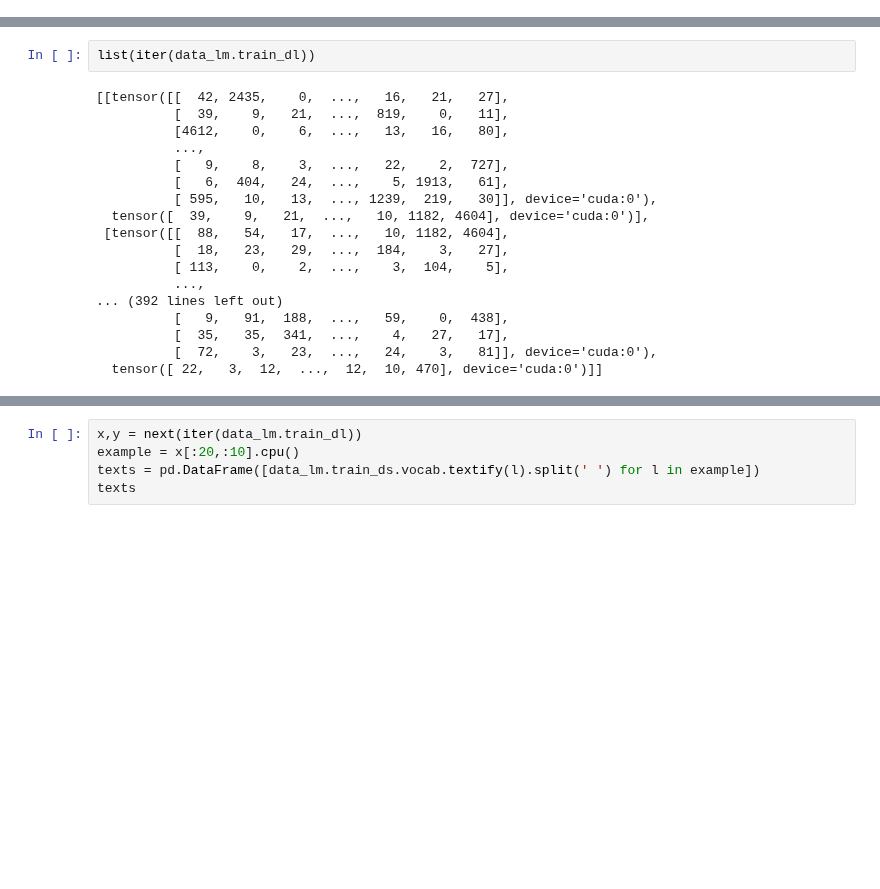
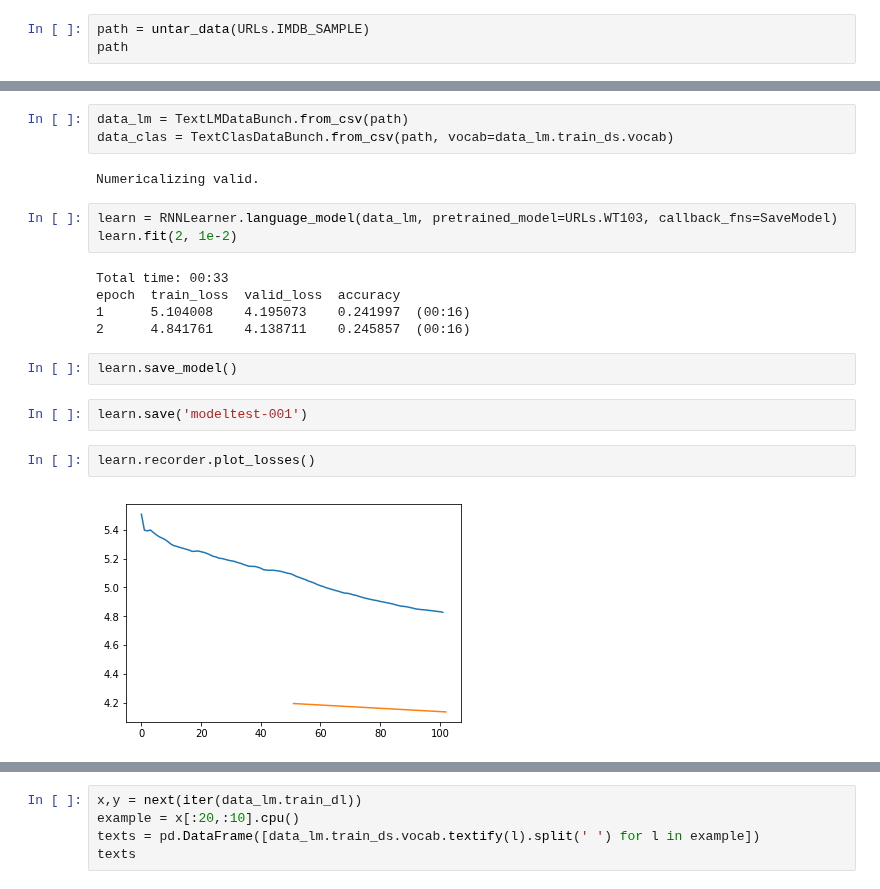
Before and after one commit to jrosenfeld13/capstone-deep-lyrics, a Jupyter notebook: notebooks/fastai-lm-toy-example.ipynb, the cells around one changed output, grey strips where cells are left out. Saved outputs shown, nothing was run; the diff lists cells and outputs as text; blank space fills up the shorter version.

Commit message:
update ulmfit and add validation callbacks

```diff
--- a/notebooks/archive/fastai-lm-toy-example.ipynb
+++ b/notebooks/fastai-lm-toy-example.ipynb
@@ -6,0 +4,3 @@ from fastai.text import *
+# %%
+path = untar_data(URLs.IMDB_SAMPLE)
+path
@@ -25,20 +24,21 @@ data_lm = text_data_from_csv(Path(IMDB_PATH), data_func=lm_data)
-# %%
-list(iter(data_lm.train_dl))
-# %% [output]
-[[tensor([[  42, 2435,    0,  ...,   16,   21,   27],
-          [  39,    9,   21,  ...,  819,    0,   11],
-          [4612,    0,    6,  ...,   13,   16,   80],
-          ...,
-          [   9,    8,    3,  ...,   22,    2,  727],
-          [   6,  404,   24,  ...,    5, 1913,   61],
-          [ 595,   10,   13,  ..., 1239,  219,   30]], device='cuda:0'),
-  tensor([  39,    9,   21,  ...,   10, 1182, 4604], device='cuda:0')],
- [tensor([[  88,   54,   17,  ...,   10, 1182, 4604],
-          [  18,   23,   29,  ...,  184,    3,   27],
-          [ 113,    0,    2,  ...,    3,  104,    5],
-          ...,
-... (392 lines left out)
-          [   9,   91,  188,  ...,   59,    0,  438],
-          [  35,   35,  341,  ...,    4,   27,   17],
-          [  72,    3,   23,  ...,   24,    3,   81]], device='cuda:0'),
-  tensor([ 22,   3,  12,  ...,  12,  10, 470], device='cuda:0')]]
+# %%
+data_lm = TextLMDataBunch.from_csv(path)
+data_clas = TextClasDataBunch.from_csv(path, vocab=data_lm.train_ds.vocab)
+# %% [output]
+Numericalizing valid.
+# %%
+learn = RNNLearner.language_model(data_lm, pretrained_model=URLs.WT103, callback_fns=SaveModel)
+learn.fit(2, 1e-2)
+# %% [output]
+Total time: 00:33
+epoch  train_loss  valid_loss  accuracy
+1      5.104008    4.195073    0.241997  (00:16)
+2      4.841761    4.138711    0.245857  (00:16)
+# %%
+learn.save_model()
+# %%
+learn.save('modeltest-001')
+# %%
+learn.recorder.plot_losses()
+# %% [output]
+[figure, added]
```
Also changed, not shown: parts of 9 cells of this notebook, 1 other file.
